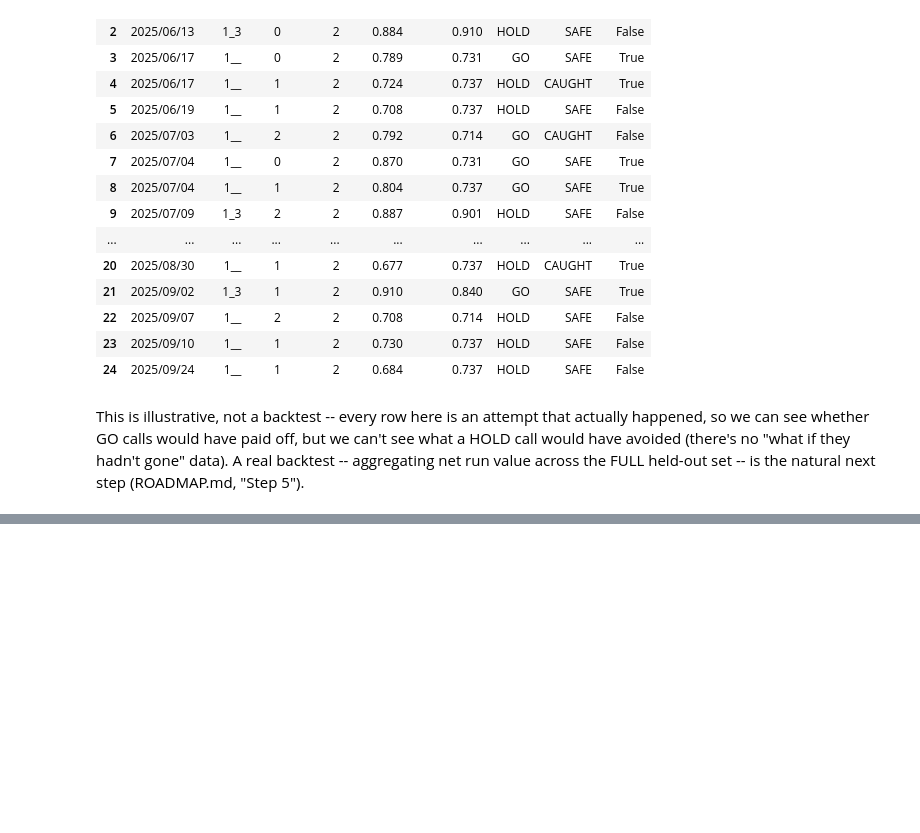
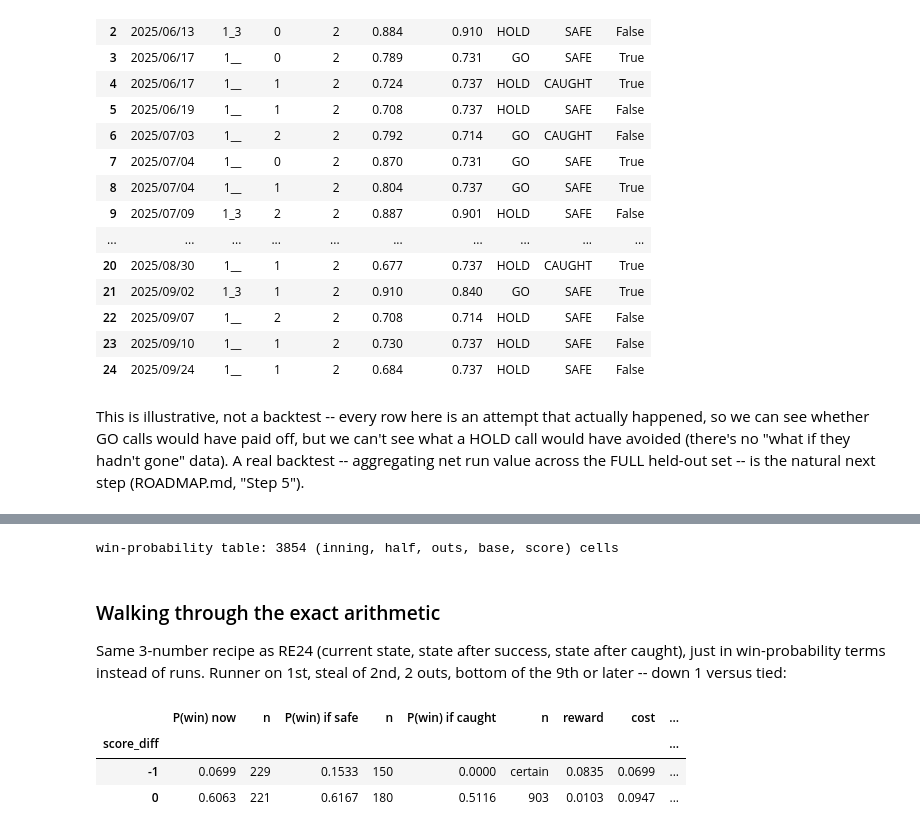
Before and after one commit to ethanhershman/base-steal-model, a Jupyter notebook: notebooks/eda.ipynb, the cells around one changed output, grey strips where cells are left out. Cells and saved outputs as stored; diff of their text form; code cells hidden in the pictures; blank space fills up the shorter version.

```diff
--- a/notebooks/eda.ipynb
+++ b/notebooks/eda.ipynb
@@ -1137,0 +1170,39 @@ across the FULL held-out set -- is the natural next step (ROADMAP.md,
+# %%
+from src.win_probability import (
+    build_win_prob, win_prob_lookup, win_prob_break_even, is_high_leverage, MIN_CELL_N,
+)
+from src.run_expectancy import _state_after_success
+
+wp_dirs = ["../data/retrosheet_2023", "../data/retrosheet_2024", "../data/retrosheet_2025"]
+wp_table = build_win_prob(wp_dirs)
+print(f"win-probability table: {len(wp_table)} (inning, half, outs, base, score) cells")
+# %% [output]
+win-probability table: 3854 (inning, half, outs, base, score) cells
+# %% [markdown]
+### Walking through the exact arithmetic
+
+Same 3-number recipe as RE24 (current state, state after success, state
+after caught), just in win-probability terms instead of runs. Runner on
+1st, steal of 2nd, 2 outs, bottom of the 9th or later -- down 1 versus
+tied:
+# %%
+rows = []
+for score in (-1, 0):
+    cur, n_cur, src_cur = win_prob_lookup(wp_table, 9, 1, 2, "1__", score)
+    succ_base = _state_after_success("1__", "2")
+    succ, n_succ, src_succ = win_prob_lookup(wp_table, 9, 1, 2, succ_base, score)
+    caught, n_caught, src_caught = win_prob_lookup(wp_table, 9, 1, 3, "END", score)
+    reward, cost = succ - cur, cur - caught
+    be = cost / (reward + cost)
+    rows.append({
+        "score_diff": score, "P(win) now": round(cur, 4), "n": n_cur,
+        "P(win) if safe": round(succ, 4), "n ": n_succ,
+        "P(win) if caught": round(caught, 4), "n  ": n_caught if n_caught != float("inf") else "certain",
+        "reward": round(reward, 4), "cost": round(cost, 4), "break_even": round(be, 4),
+    })
+pd.DataFrame(rows).set_index("score_diff")
+# %% [output]
+|  | P(win) now | n | P(win) if safe | n | P(win) if caught | n | reward | cost | ... |
+| score_diff |  |  |  |  |  |  |  |  | ... |
+| -1 | 0.0699 | 229 | 0.1533 | 150 | 0.0000 | certain | 0.0835 | 0.0699 | ... |
+| 0 | 0.6063 | 221 | 0.6167 | 180 | 0.5116 | 903 | 0.0103 | 0.0947 | ... |
```
Also changed, not shown: parts of 8 cells of this notebook, 1 other file.
